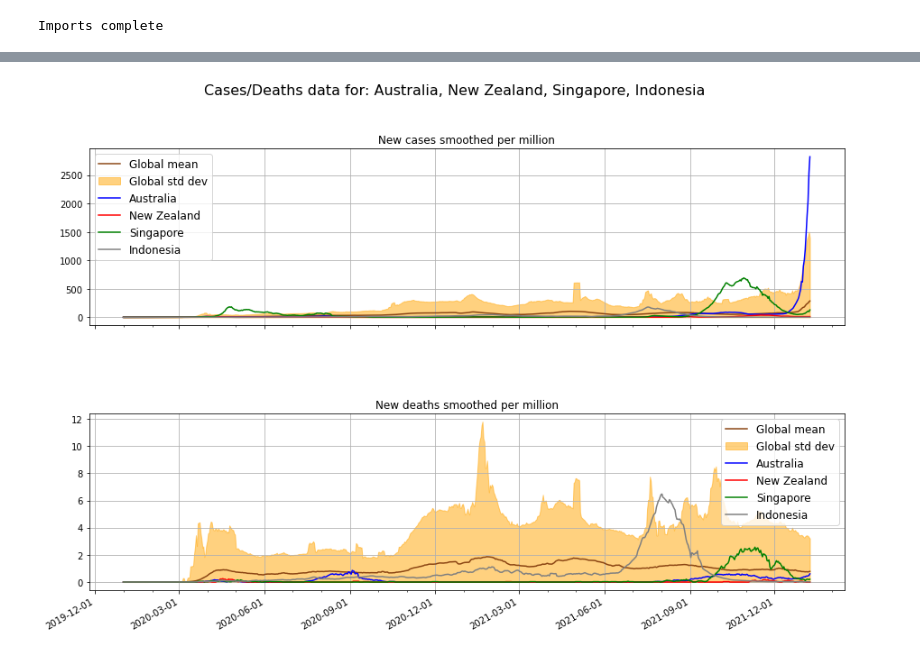
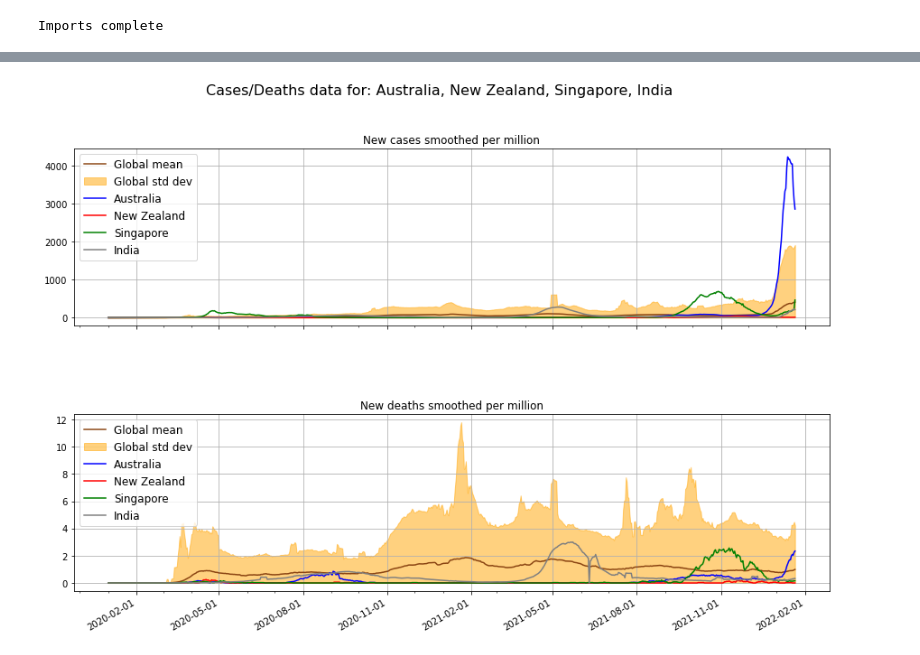
Before and after one commit to Ipgnosis/covid_analysis, a Jupyter notebook: country-plots.ipynb, the cells around one changed output, grey strips where cells are left out. Drawn from its saved outputs; the diff is of its cells as text; code cells hidden in the pictures.

```diff
--- a/country-plots.ipynb
+++ b/country-plots.ipynb
@@ -120,7 +121,7 @@ multi_plots(chart_labels, plot_data)
 # re-juggle the data for a multi country chart
 
 # the countries being analyzed
-chart_labels['y_isos'] = ['GBR', 'FRA', 'DEU', 'BEL', 'NLD']
+chart_labels['y_isos'] = ['GBR', 'FRA', 'DEU', 'NLD']
 
 plot_data = collate_plot_data(chart_labels['y_isos'], country_date_data)
 
@@ -153,17 +154,17 @@ multi_plots(chart_labels, plot_data)
 # %%
 # re-juggle the data for a multi country chart
 
 # the countries being analyzed
-chart_labels['y_isos'] = ['AUS', 'NZL', 'SGP', 'IDN']
+chart_labels['y_isos'] = ['AUS', 'NZL', 'SGP', 'IND']
 
 plot_data = collate_plot_data(chart_labels['y_isos'], country_date_data)
 
 # assemble the locations list
 chart_labels['y_axis_labels'] = []
 for iso in chart_labels['y_isos']:
     chart_labels['y_axis_labels'].append(data[iso]['location'])
 
 # call multi_plots
 multi_plots(chart_labels, plot_data)
 # %% [output]
-[figure, old version]
+[figure, new version]
```
Also changed, not shown: parts of 5 cells of this notebook, 6 other files.
